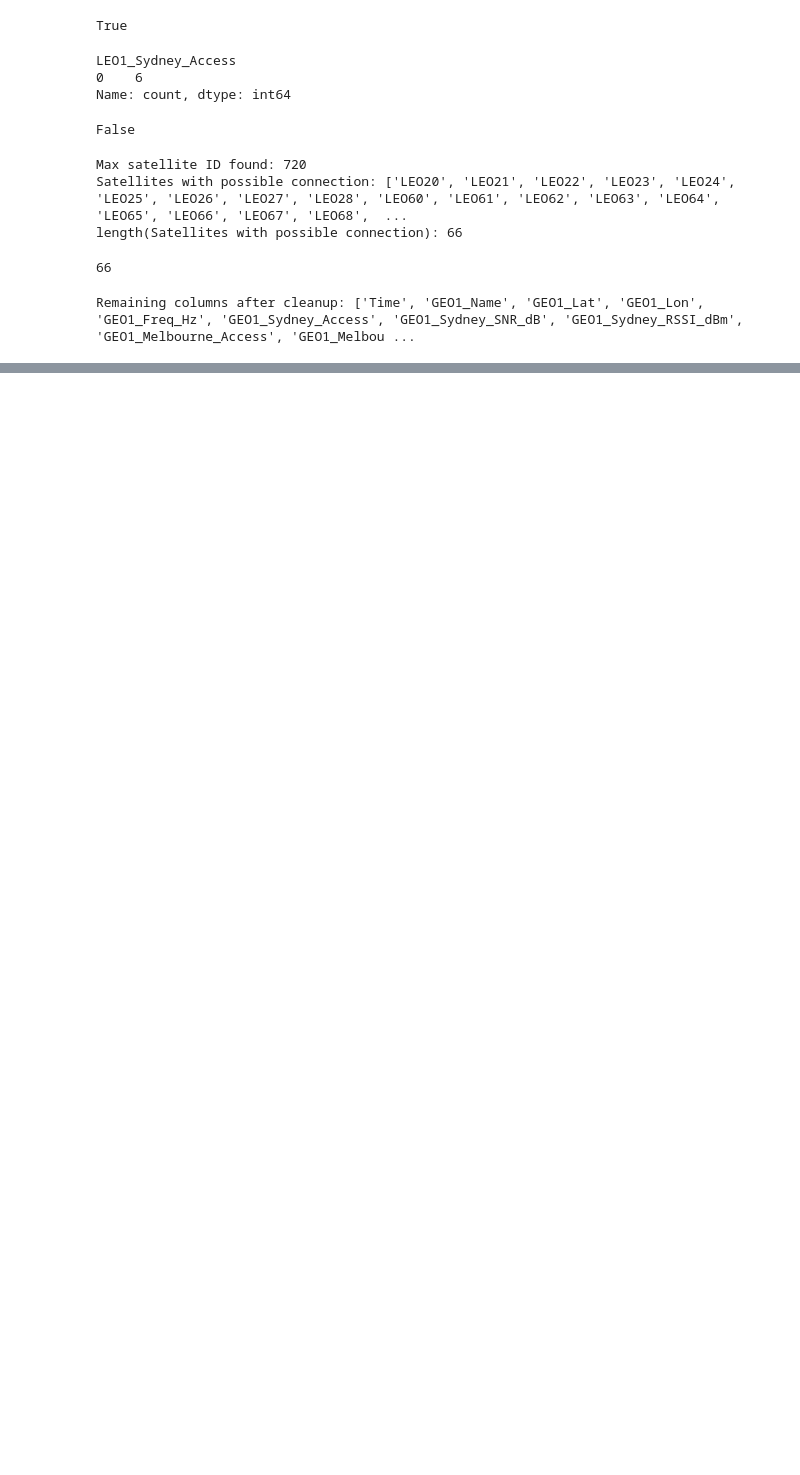
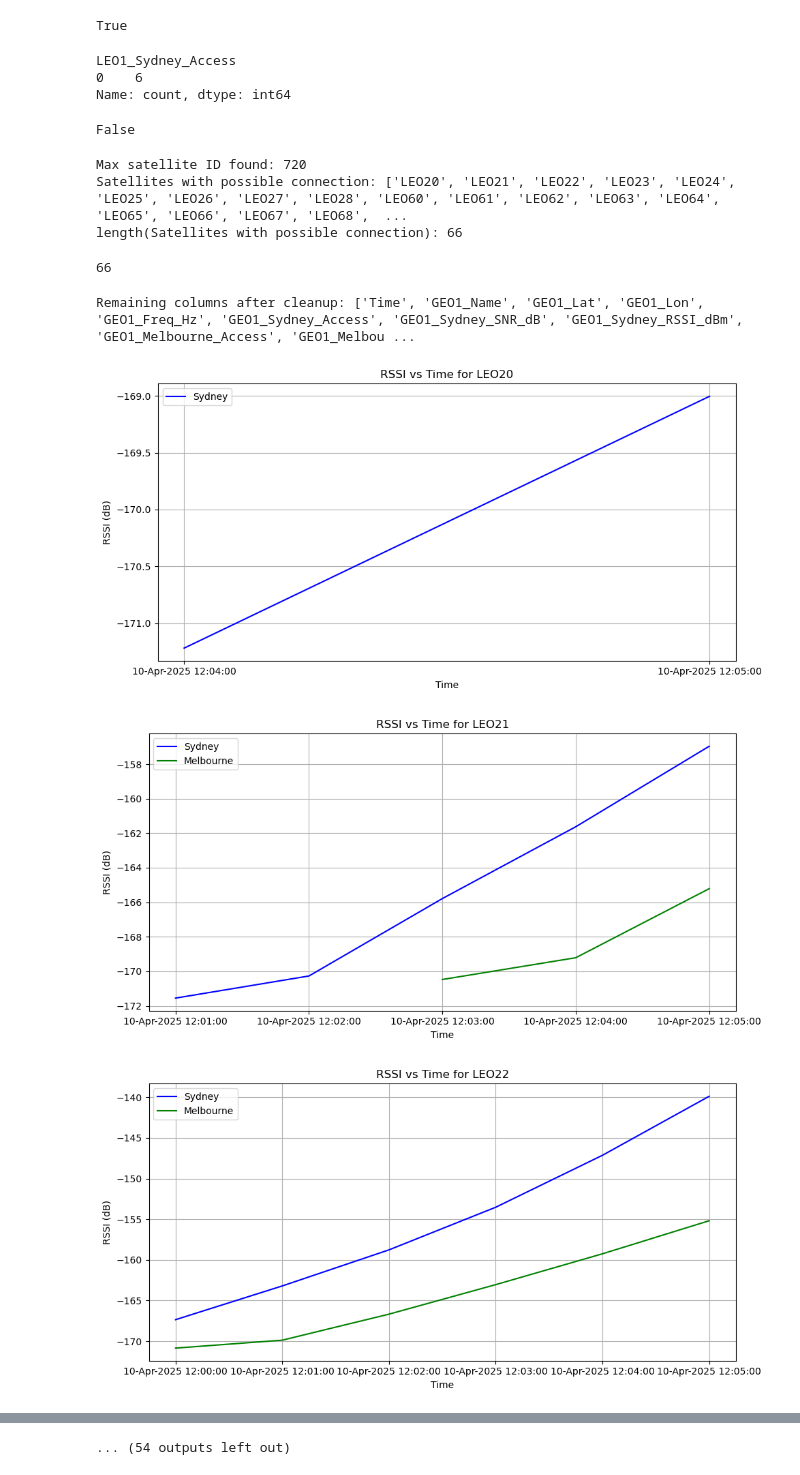
Before and after one commit to deol-satish/Sat-L4S, a Jupyter notebook: BGAN LEO Freq/plot_snr.ipynb, the cells around one changed output, grey strips where cells are left out. Saved outputs shown, nothing was run; the diff lists cells and outputs as text; code cells hidden in the pictures; blank space fills up the shorter version.

```diff
--- a/BGAN LEO Freq/plot_snr.ipynb
+++ b/BGAN LEO Freq/plot_snr.ipynb
@@ -93,3 +93,39 @@ df = df.drop(columns=cols_to_drop)
 print("Remaining columns after cleanup:", df.columns.tolist())
 # %% [output]
 Remaining columns after cleanup: ['Time', 'GEO1_Name', 'GEO1_Lat', 'GEO1_Lon', 'GEO1_Freq_Hz', 'GEO1_Sydney_Access', 'GEO1_Sydney_SNR_dB', 'GEO1_Sydney_RSSI_dBm', 'GEO1_Melbourne_Access', 'GEO1_Melbou ...
+# %%
+import matplotlib.pyplot as plt
+import re
+
+# Loop over each satellite in possible_sat_conn_ids
+for sat_id in possible_sat_conn_ids:
+    # Build RSSI column names
+    sydney_RSSI_col = f'{sat_id}_Sydney_RSSI_dBm'
+    melbourne_RSSI_col = f'{sat_id}_Melbourne_RSSI_dBm'
+
+    # Check which RSSI columns exist
+    sydney_exists = sydney_RSSI_col in df.columns
+    melbourne_exists = melbourne_RSSI_col in df.columns
+
+    # Skip if neither exists
+    if not sydney_exists and not melbourne_exists:
+        continue
+
+    plt.figure(figsize=(10, 5))
+    plt.title(f'RSSI vs Time for {sat_id}')
+    plt.xlabel('Time')
+    plt.ylabel('RSSI (dB)')
+
+    if sydney_exists:
+        plt.plot(df['Time'], df[sydney_RSSI_col], label='Sydney', color='blue')
+    if melbourne_exists:
+        plt.plot(df['Time'], df[melbourne_RSSI_col], label='Melbourne', color='green')
+
+    plt.legend()
+    plt.grid(True)
+    plt.tight_layout()
+    plt.show()
+# %% [output]
+[figure, added]
+[figure, added]
+[figure, added]
@@ -96,3 +141,4 @@ Remaining columns after cleanup: ['Time', 'GEO1_Name', 'GEO1_Lat', 'GEO1_Lon', '
+... (54 outputs left out)
 # %%
 import matplotlib.pyplot as plt
 import re
```
Also changed, not shown: parts of 2 cells of this notebook, 4 other files.
